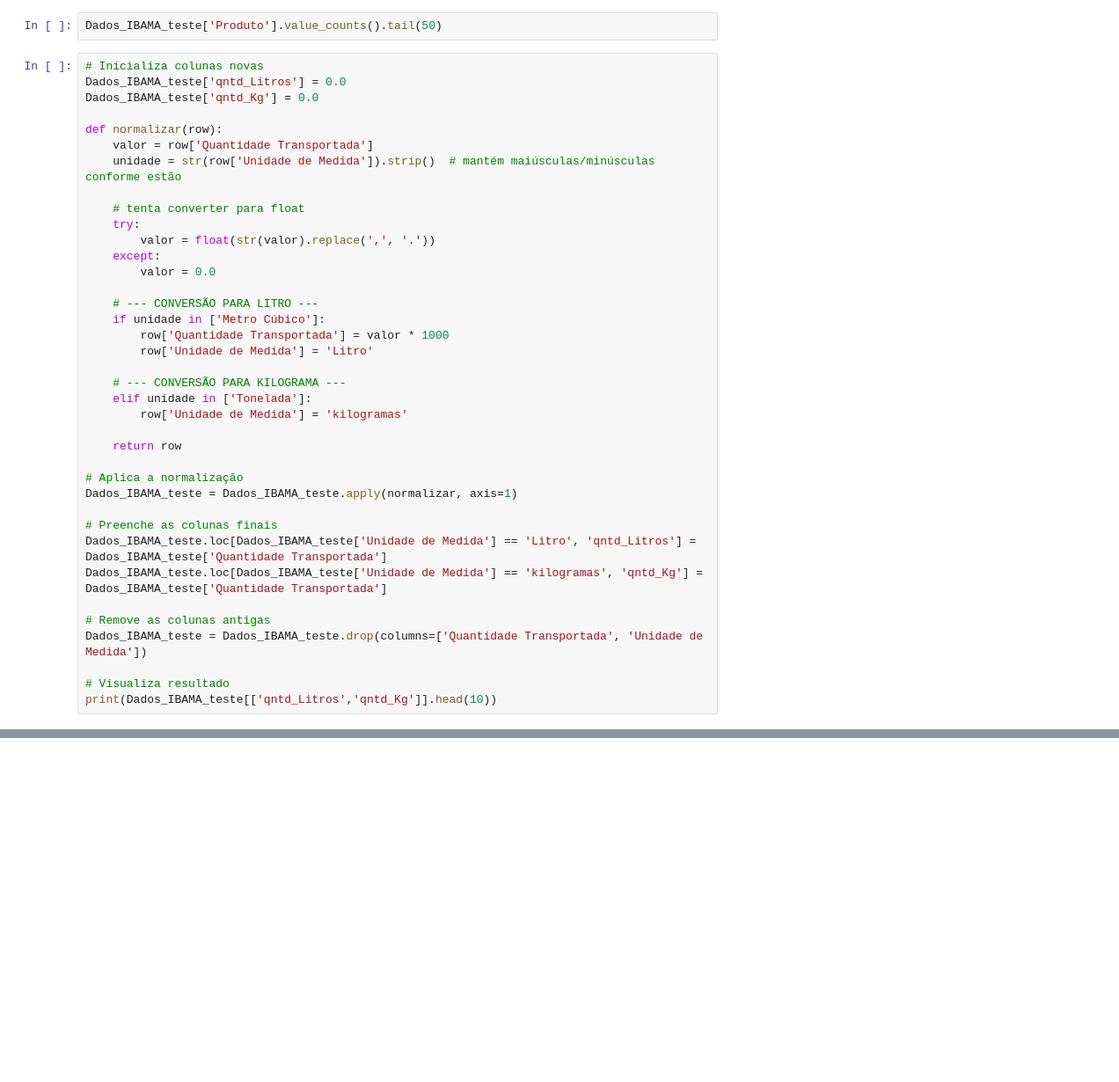
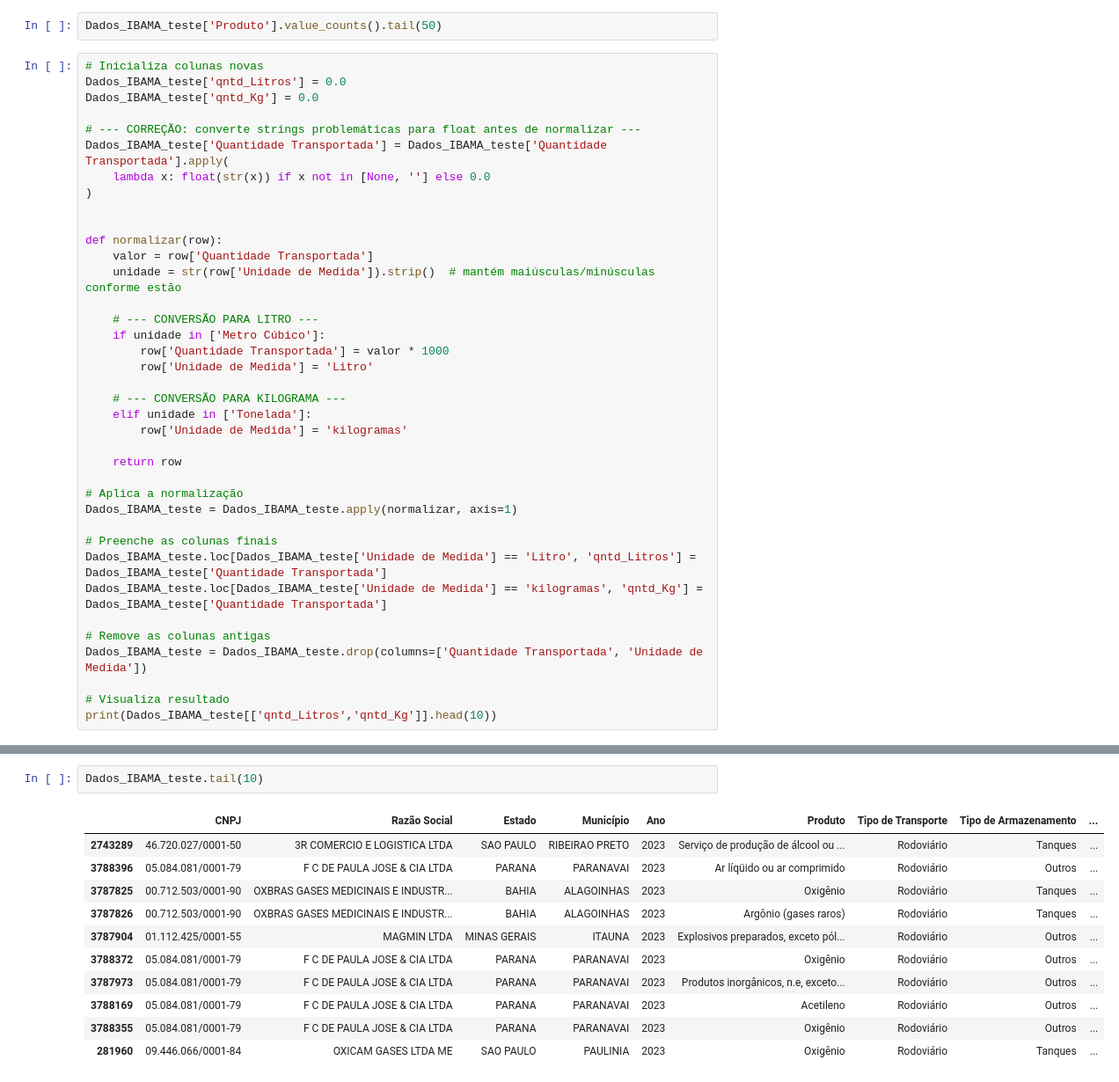
Before and after one commit to Lucasdz-7/Projeto-Integrador-2, a Jupyter notebook: CódigoAPi2.ipynb, the cells around one changed output, grey strips where cells are left out. Shown at 88% size. Cells and saved outputs as stored; diff of their text form; blank space fills up the shorter version.

Commit message:
teste para conversão

```diff
--- a/CódigoAPi2.ipynb
+++ b/CódigoAPi2.ipynb
@@ -134,15 +135,15 @@ Dados_IBAMA_teste['Produto'].value_counts().tail(50)
 Dados_IBAMA_teste['qntd_Litros'] = 0.0
 Dados_IBAMA_teste['qntd_Kg'] = 0.0
 
+# --- CORREÇÃO: converte strings problemáticas para float antes de normalizar ---
+Dados_IBAMA_teste['Quantidade Transportada'] = Dados_IBAMA_teste['Quantidade Transportada'].apply(
+    lambda x: float(str(x)) if x not in [None, ''] else 0.0
+)
+
+
 def normalizar(row):
     valor = row['Quantidade Transportada']
     unidade = str(row['Unidade de Medida']).strip()  # mantém maiúsculas/minúsculas conforme estão
-
-    # tenta converter para float
-    try:
-        valor = float(str(valor).replace(',', '.'))
-    except:
-        valor = 0.0
 
     # --- CONVERSÃO PARA LITRO ---
     if unidade in ['Metro Cúbico']:
@@ -191,0 +183,14 @@ Dados_IBAMA_teste.head(20)
+# %%
+Dados_IBAMA_teste.tail(10)
+# %% [output]
+|  | CNPJ | Razão Social | Estado | Município | Ano | Produto | Tipo de Transporte | Tipo de Armazenamento | ... |
+| 2743289 | 46.720.027/0001-50 | 3R COMERCIO E LOGISTICA LTDA | SAO PAULO | RIBEIRAO PRETO | 2023 | Serviço de produção de álcool ou ... | Rodoviário | Tanques | ... |
+| 3788396 | 05.084.081/0001-79 | F C DE PAULA JOSE & CIA LTDA | PARANA | PARANAVAI | 2023 | Ar líqüido ou ar comprimido | Rodoviário | Outros | ... |
+| 3787825 | 00.712.503/0001-90 | OXBRAS GASES MEDICINAIS E INDUSTR... | BAHIA | ALAGOINHAS | 2023 | Oxigênio | Rodoviário | Tanques | ... |
+| 3787826 | 00.712.503/0001-90 | OXBRAS GASES MEDICINAIS E INDUSTR... | BAHIA | ALAGOINHAS | 2023 | Argônio (gases raros) | Rodoviário | Tanques | ... |
+| 3787904 | 01.112.425/0001-55 | MAGMIN LTDA | MINAS GERAIS | ITAUNA | 2023 | Explosivos preparados, exceto pól... | Rodoviário | Outros | ... |
+| 3788372 | 05.084.081/0001-79 | F C DE PAULA JOSE & CIA LTDA | PARANA | PARANAVAI | 2023 | Oxigênio | Rodoviário | Outros | ... |
+| 3787973 | 05.084.081/0001-79 | F C DE PAULA JOSE & CIA LTDA | PARANA | PARANAVAI | 2023 | Produtos inorgânicos, n.e, exceto... | Rodoviário | Outros | ... |
+| 3788169 | 05.084.081/0001-79 | F C DE PAULA JOSE & CIA LTDA | PARANA | PARANAVAI | 2023 | Acetileno | Rodoviário | Outros | ... |
+| 3788355 | 05.084.081/0001-79 | F C DE PAULA JOSE & CIA LTDA | PARANA | PARANAVAI | 2023 | Oxigênio | Rodoviário | Outros | ... |
+| 281960 | 09.446.066/0001-84 | OXICAM GASES LTDA ME | SAO PAULO | PAULINIA | 2023 | Oxigênio | Rodoviário | Tanques | ... |
```
Also changed, not shown: parts of 4 cells of this notebook.
